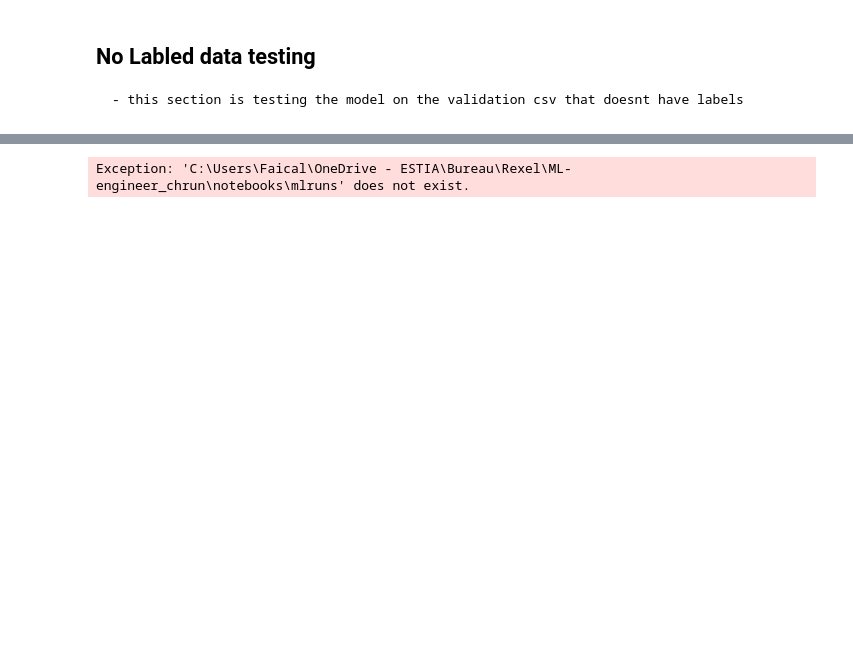
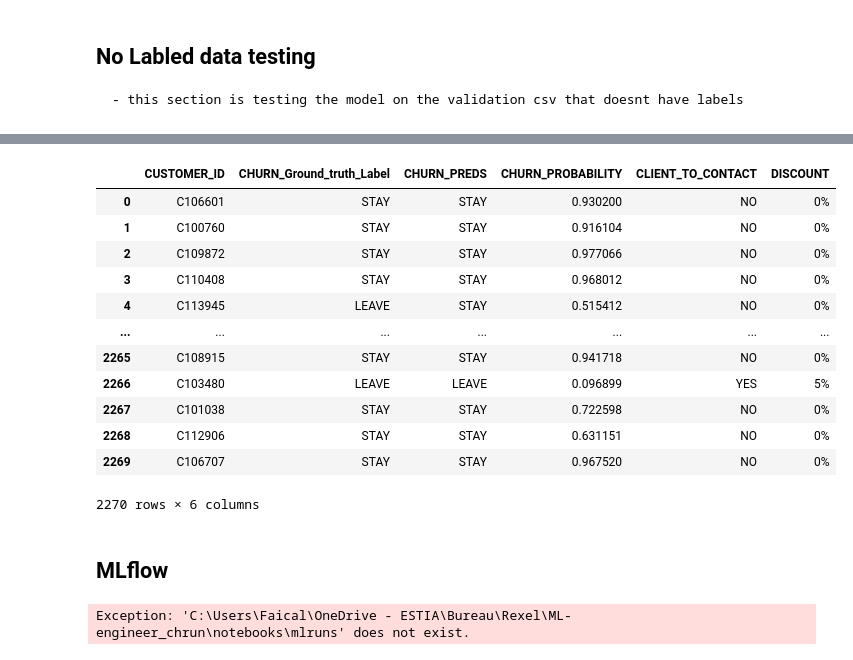
Before and after one commit to AMMISAIDFaical/ML-engineer_chrun, a Jupyter notebook: notebooks/1.0-FA-ML-Expriment.ipynb, the cells around one changed output, grey strips where cells are left out. Saved outputs shown, nothing was run; the diff lists cells and outputs as text; code cells hidden in the pictures; blank space fills up the shorter version.

```diff
--- a/notebooks/1.0-FA-ML-Expriment.ipynb
+++ b/notebooks/1.0-FA-ML-Expriment.ipynb
@@ -168,3 +256,43 @@ val_data.head()
+# %%
+customer_ids, churn_probabilities,churn_predictions,real_churn_labels = get_results(best_model, X_test)
+# %%
+# Determine CLIENT_TO_CONTACT based on churn label
+client_to_contact = ['YES' if label == 'LEAVE' else 'NO' for label in churn_predictions]
+
+# Calculate discounts for each customer
+discounts = [propose_discount(label, prob) for label, prob in zip(churn_predictions, churn_probabilities)]
+
+# Create the DataFrame
+grid_cv_results_df = pd.DataFrame({
+    'CUSTOMER_ID': customer_ids,
+    'CHURN_Ground_truth_Label': real_churn_labels,
+    'CHURN_PREDS': churn_predictions,
+    'CHURN_PROBABILITY': churn_probabilities,
+    'CLIENT_TO_CONTACT': client_to_contact,
+    'DISCOUNT': discounts
+})
+# Display the DataFrame
+# Save to CSV
+grid_cv_results_df.to_csv('grid_cv_customer_discounts.csv', index=False)
+
+# Display the DataFrame
+grid_cv_results_df
+# %% [output]
+|  | CUSTOMER_ID | CHURN_Ground_truth_Label | CHURN_PREDS | CHURN_PROBABILITY | CLIENT_TO_CONTACT | DISCOUNT |
+| 0 | C106601 | STAY | STAY | 0.930200 | NO | 0% |
+| 1 | C100760 | STAY | STAY | 0.916104 | NO | 0% |
+| 2 | C109872 | STAY | STAY | 0.977066 | NO | 0% |
+| 3 | C110408 | STAY | STAY | 0.968012 | NO | 0% |
+| 4 | C113945 | LEAVE | STAY | 0.515412 | NO | 0% |
+| ... | ... | ... | ... | ... | ... | ... |
+| 2265 | C108915 | STAY | STAY | 0.941718 | NO | 0% |
+| 2266 | C103480 | LEAVE | LEAVE | 0.096899 | YES | 5% |
+| 2267 | C101038 | STAY | STAY | 0.722598 | NO | 0% |
+| 2268 | C112906 | STAY | STAY | 0.631151 | NO | 0% |
+| 2269 | C106707 | STAY | STAY | 0.967520 | NO | 0% |
+2270 rows × 6 columns
+# %% [markdown]
+## MLflow
 # %%
 from urllib.parse import urlparse
 import mlflow
```
Also changed, not shown: parts of 10 cells of this notebook, 3 other files.
